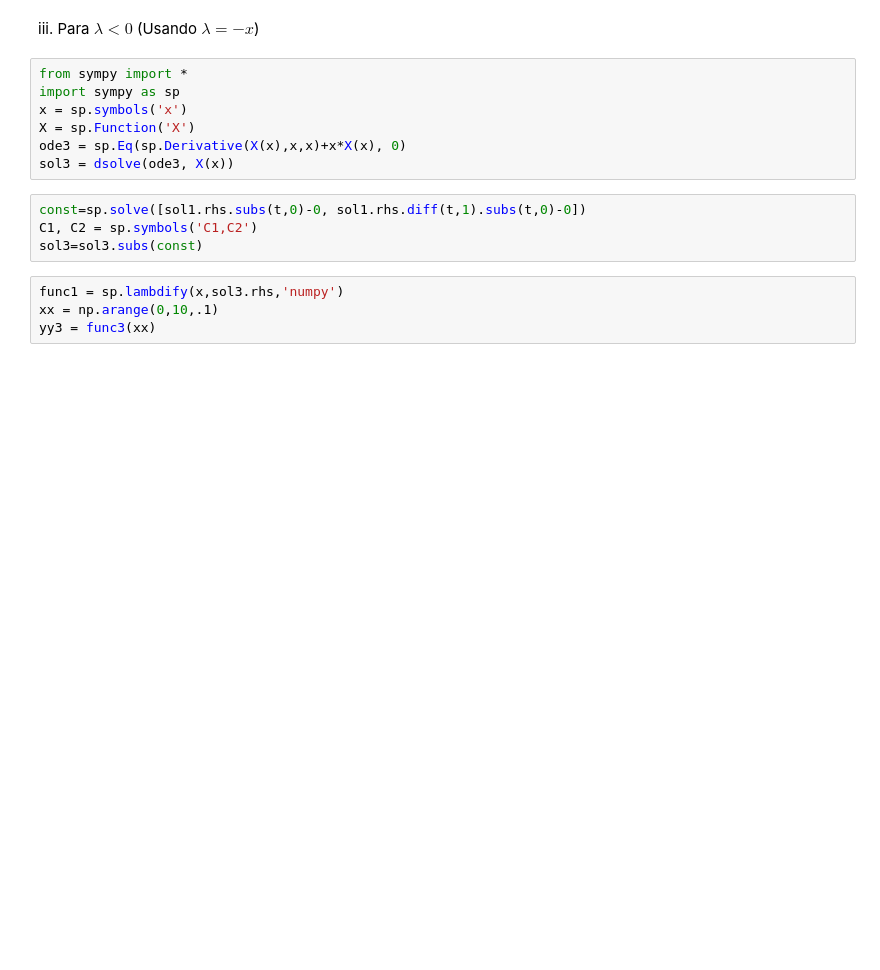
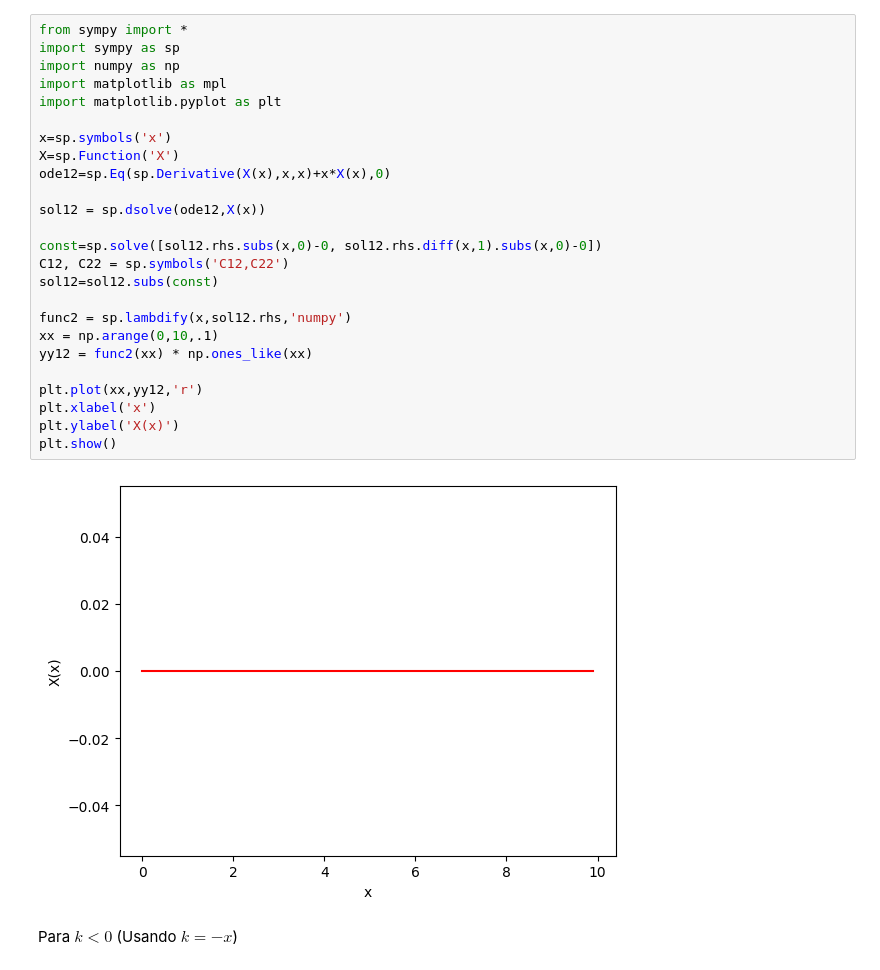
Before and after one commit to Mauricio-Fragoso-Mendoza/Ecuaciones-Diferenciales-Parciales-I, a Jupyter notebook: Ejercicios_de_EDO_con_Sympy.ipynb, the cells around one changed output. Drawn from its saved outputs; the diff is of its cells as text; blank space fills up the shorter version.

```diff
--- a/Ejercicios_de_EDO_con_Sympy.ipynb
+++ b/Ejercicios_de_EDO_con_Sympy.ipynb
@@ -60,17 +42,29 @@ NameError: name 'airyai' is not defined
+# %%
+from sympy import *
+import sympy as sp
+import numpy as np
+import matplotlib as mpl
+import matplotlib.pyplot as plt
+
+x=sp.symbols('x')
+X=sp.Function('X')
+ode12=sp.Eq(sp.Derivative(X(x),x,x)+x*X(x),0)
+
+sol12 = sp.dsolve(ode12,X(x))
+
+const=sp.solve([sol12.rhs.subs(x,0)-0, sol12.rhs.diff(x,1).subs(x,0)-0])
+C12, C22 = sp.symbols('C12,C22')
+sol12=sol12.subs(const)
+
+func2 = sp.lambdify(x,sol12.rhs,'numpy')
+xx = np.arange(0,10,.1)
+yy12 = func2(xx) * np.ones_like(xx)
+
+plt.plot(xx,yy12,'r')
+plt.xlabel('x')
+plt.ylabel('X(x)')
+plt.show()
+# %% [output]
+[figure, added]
 # %% [markdown]
-iii. Para $\lambda < 0$ (Usando $\lambda = -x$)
+Para $k < 0$ (Usando $k = -x$)
-# %%
-from sympy import *
-import sympy as sp
-x = sp.symbols('x')
-X = sp.Function('X')
-ode3 = sp.Eq(sp.Derivative(X(x),x,x)+x*X(x), 0)
-sol3 = dsolve(ode3, X(x))
-# %%
-const=sp.solve([sol1.rhs.subs(t,0)-0, sol1.rhs.diff(t,1).subs(t,0)-0])
-C1, C2 = sp.symbols('C1,C2')
-sol3=sol3.subs(const)
-# %%
-func1 = sp.lambdify(x,sol3.rhs,'numpy')
-xx = np.arange(0,10,.1)
-yy3 = func3(xx)
```
Also changed, not shown: parts of 23 cells of this notebook.
